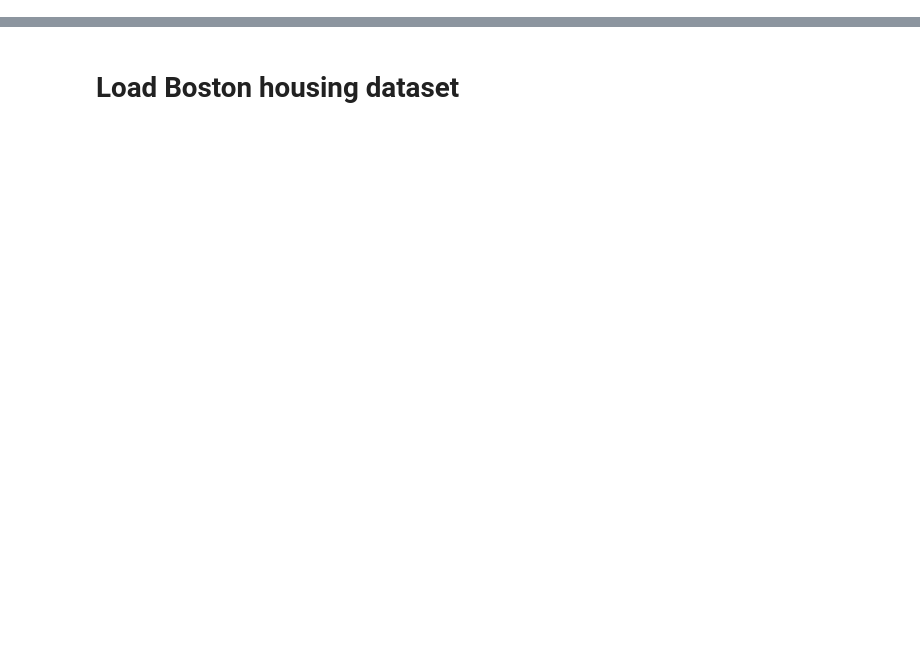
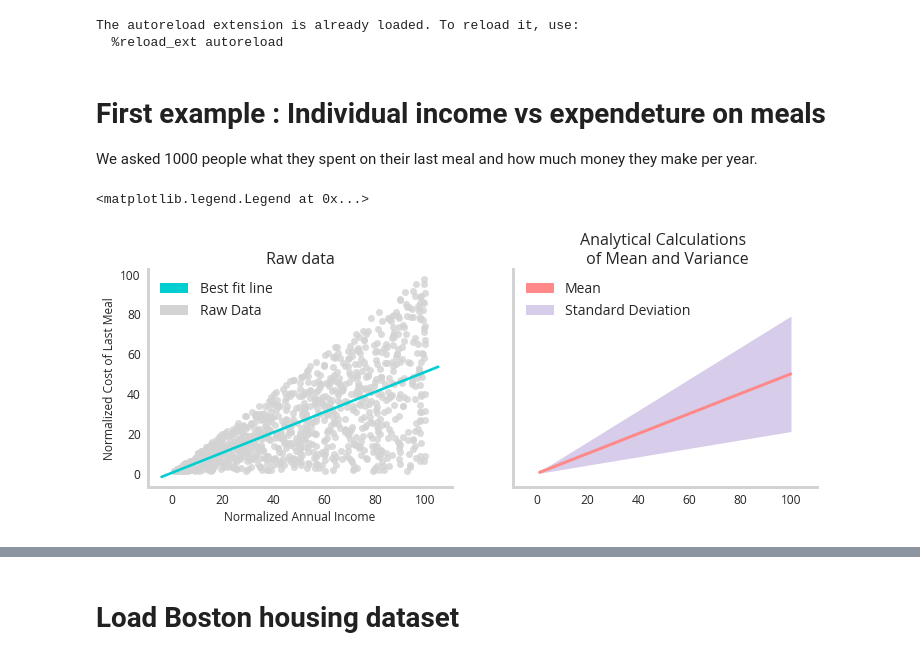
Before and after one commit to NicholasARossi/UQ_methods, a Jupyter notebook: notebooks/Ensemble_methods.ipynb, the cells around one changed output, grey strips where cells are left out. Drawn from its saved outputs; the diff is of its cells as text; code cells hidden in the pictures; blank space fills up the shorter version.

```diff
--- a/notebooks/Ensemble_methods.ipynb
+++ b/notebooks/Ensemble_methods.ipynb
@@ -10,8 +10,18 @@ import seaborn as sns
 import boto3
 from tqdm.notebook import tqdm
 plt.style.use('rossidata')
-from sklearn.model_selection import KFold,train_test_split,LeaveOneOut
+from sklearn.model_selection import KFold,train_test_split,LeaveOneOut,ShuffleSplit
 from sklearn.preprocessing import MinMaxScaler
 from scipy.stats import sem
+import easing
+from collections import Counter
+from tqdm.notebook import tqdm
+from scipy.stats import spearmanr
+
+sys.path.append('../Utility_Scripts/')
+from synthetic_data_generator import MLR,meal_income
+# %% [output]
+The autoreload extension is already loaded. To reload it, use:
+  %reload_ext autoreload
 # %%
 # load ML packages
@@ -23,0 +36,38 @@ import shap
+# %% [markdown]
+# First example : Individual income vs expendeture on meals
+
+We asked 1000 people what they spent on their last meal and how much money they make per year.
+# %%
+meal_income_dict=meal_income(size=1000)
+x_values=meal_income_dict['X']
+y_values=meal_income_dict['y']
+fig,ax=plt.subplots(1,2,figsize=(12,4),sharex=True,sharey=True)
+sns.regplot(x_values.ravel(),y_values.ravel(),ax=ax[0],scatter_kws={'color':'#d3d3d3'},ci=None)
+
+
+ax[0].set_xlabel('Normalized Annual Income')
+ax[0].set_ylabel('Normalized Cost of Last Meal')
+ax[0].set_title('Raw data')
+ax[1].set_title('Analytical Calculations \n of Mean and Variance')
+
+mu=meal_income_dict['mu']
+sigma=meal_income_dict['sigma']
+
+ax[1].plot(x_values.ravel(), mu,linewidth=3,color='#FF8889')
+ax[1].fill_between(x_values.ravel(), mu - sigma, mu + sigma, alpha=0.5,color='#b19cd9')
+
+### adding custom legends
+texts = ["Best fit line", "Raw Data"]
+colors= ['darkturquoise','#d3d3d3']
+recs=[rec((0,0),1,1,fc=color) for color in colors]
+ax[0].legend(recs,texts)
+
+
+texts = ["Mean", "Standard Deviation"]
+colors= ['#FF8889','#b19cd9']
+alphas=[1,0.5]
+recs=[rec((0,0),1,1,fc=color,alpha=alphas[j]) for j,color in enumerate(colors)]
+ax[1].legend(recs,texts,loc='upper left')
+# %% [output]
+<matplotlib.legend.Legend at 0x...>
+[figure, added]
```
Also changed, not shown: parts of 24 cells of this notebook, 3 other files.
